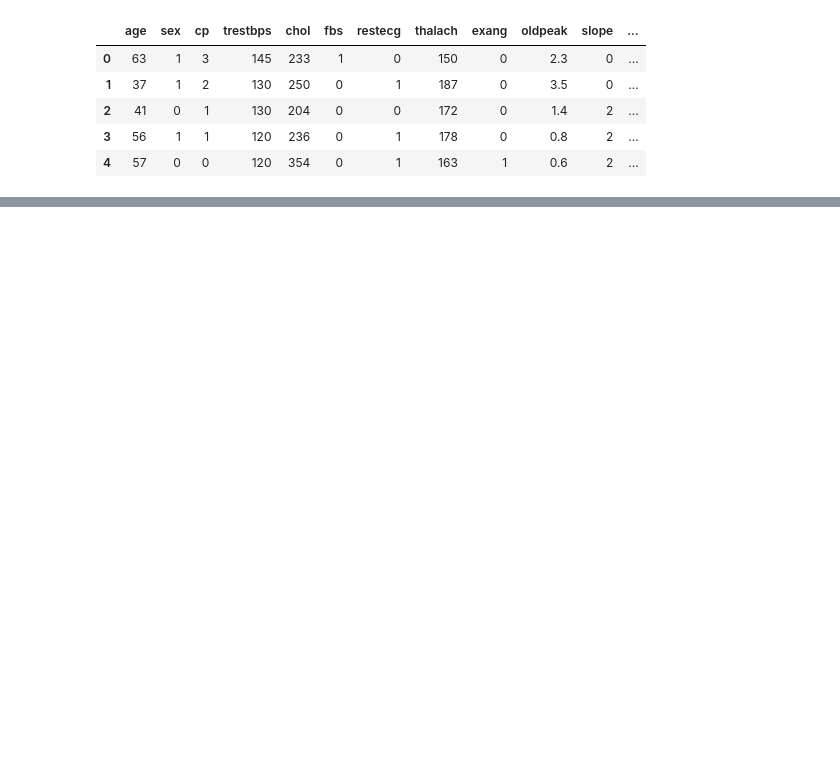
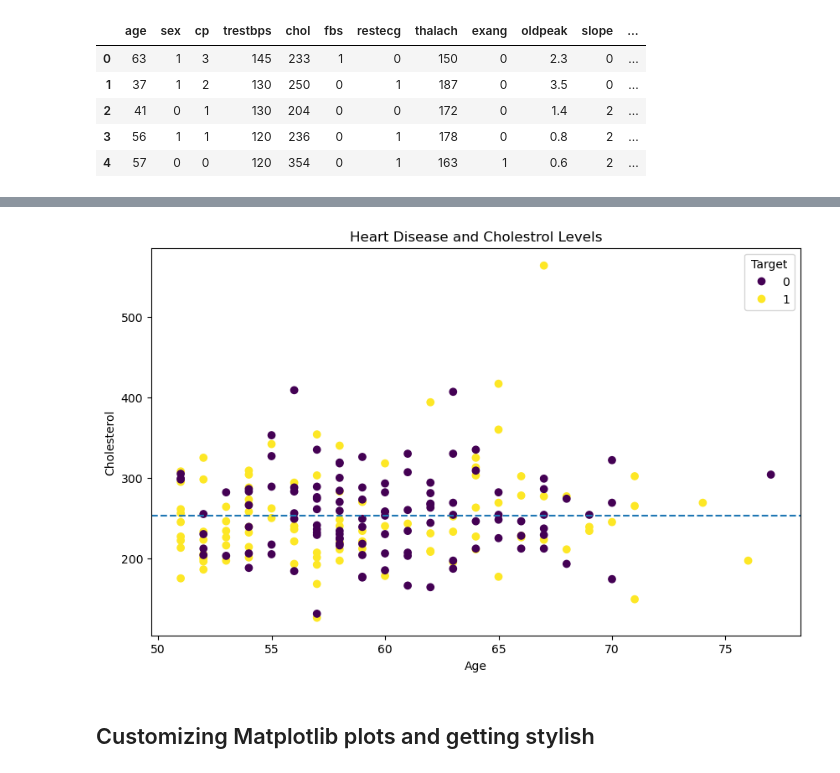
Before and after one commit to soumya0424/AI-ML, a Jupyter notebook: Matplotlib.ipynb, the cells around one changed output, grey strips where cells are left out. Saved outputs shown, nothing was run; the diff lists cells and outputs as text; code cells hidden in the pictures; blank space fills up the shorter version.

```diff
--- a/Matplotlib.ipynb
+++ b/Matplotlib.ipynb
@@ -302,0 +287,24 @@ ax.axhline(over_50["chol"].mean(),
+# %%
+# Object Oriented method
+fix, ax = plt.subplots(figsize=(10,6))
+
+# Plot the data
+scatter = ax.scatter(x=over_50["age"],
+                     y=over_50["chol"],
+                     c=over_50["target"]);
+
+# Customize the plot
+ax.set(title="Heart Disease and Cholestrol Levels",
+       xlabel="Age",
+       ylabel="Cholesterol");
+
+# Add a legend
+ax.legend(*scatter.legend_elements(),title="Target");
+
+# Add horizontal line
+ax.axhline(over_50["chol"].mean(),
+           linestyle='--');
+# %% [output]
+[figure, added]
+# %% [markdown]
+## Customizing Matplotlib plots and getting stylish
```
Also changed, not shown: parts of 21 cells of this notebook.
